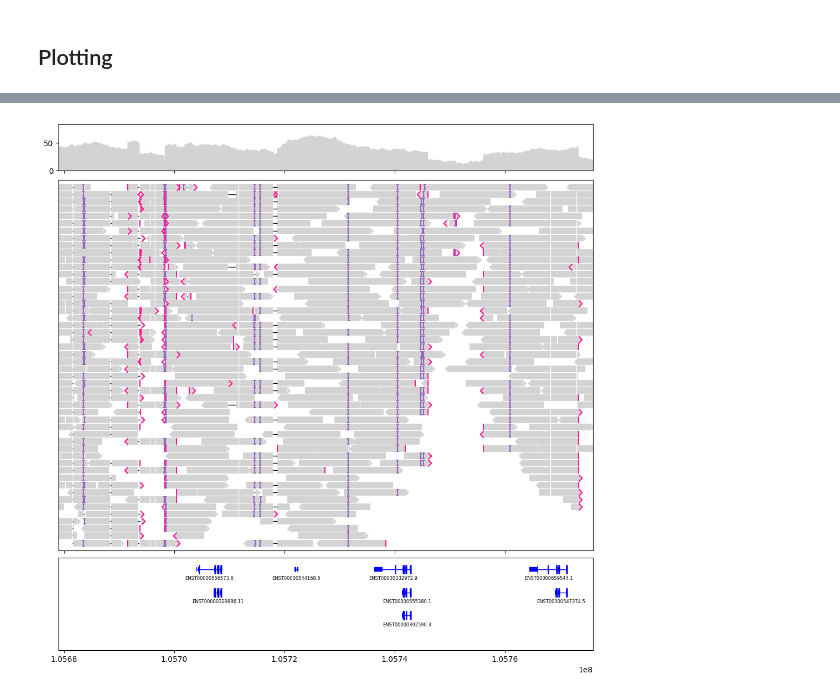
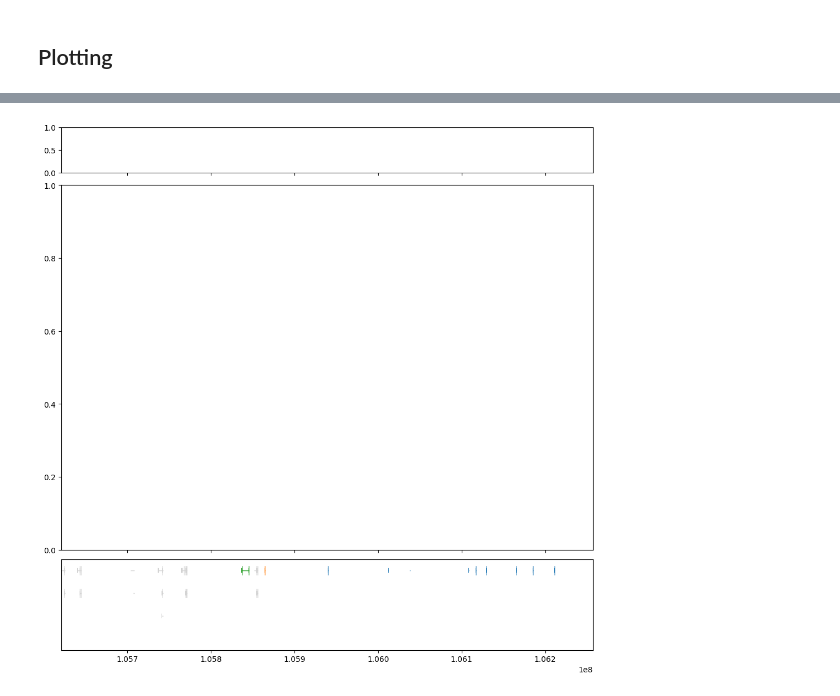
Before and after one commit to jzhang-dev/lakeview, a Jupyter notebook: docs/examples/HG002_IGH/HG002_IGH.py.ipynb, the cells around one changed output, grey strips where cells are left out. Saved outputs shown, nothing was run; the diff lists cells and outputs as text; code cells hidden in the pictures.

```diff
--- a/docs/examples/HG002_IGH/HG002_IGH.py.ipynb
+++ b/docs/examples/HG002_IGH/HG002_IGH.py.ipynb
@@ -66,4 +67,25 @@ gv.set_xlim((105679000, 105776000))
-# %%
-gv.figure
-# %% [output]
-[figure, removed]
+# %%
+plt.ioff()
+gv = lv.GenomeViewer(3, height_ratios=(1, 8, 2))
+
+color_dict = dict(IGHV="tab:blue", IGHD="tab:green", IGHJ="tab:orange", IGHC="tab:red")
+gencode_painter.transcripts = list(
+    filter(
+        lambda t: t.attributes["gene_type"]
+        in ("IG_C_gene", "IG_D_gene", "IG_V_gene", "IG_J_gene", 'protein_coding'),
+        gencode_painter.transcripts,
+    )
+)
+transcript_colors = [
+    color_dict.get(t.attributes["gene_name"][:4], 'lightgray') for t in gencode_painter.transcripts
+]
+
+gencode_painter.draw_transcripts(
+    gv.axes[2], max_group_depth=4, colors=transcript_colors, labels=lambda t: ""
+)
+
+gv.set_xlim((105_620_914, 106_257_000))
+# chr14:105,839,433-105,891,432
+gv.figure
+# %% [output]
+[figure, added]
```
Also changed, not shown: parts of 1 cell of this notebook, 7 other files.
